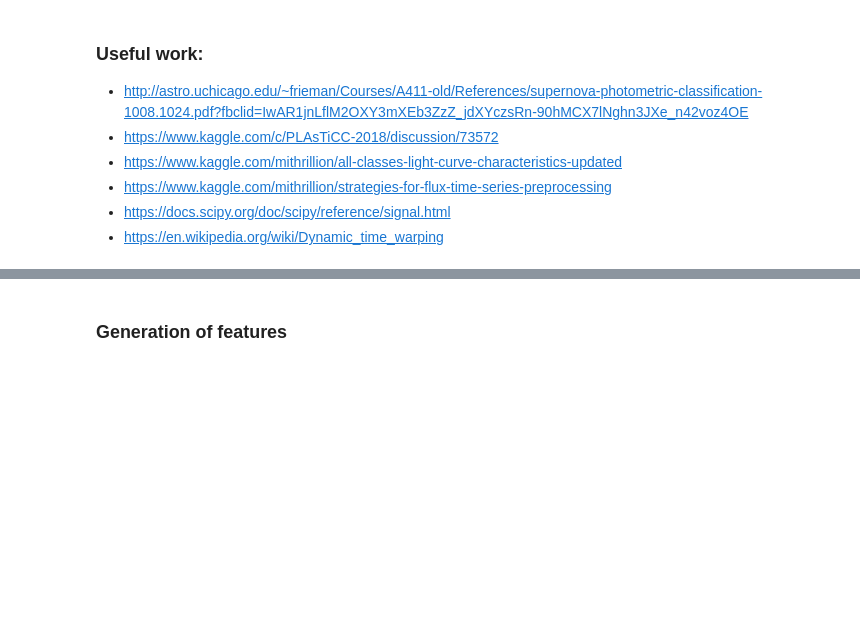
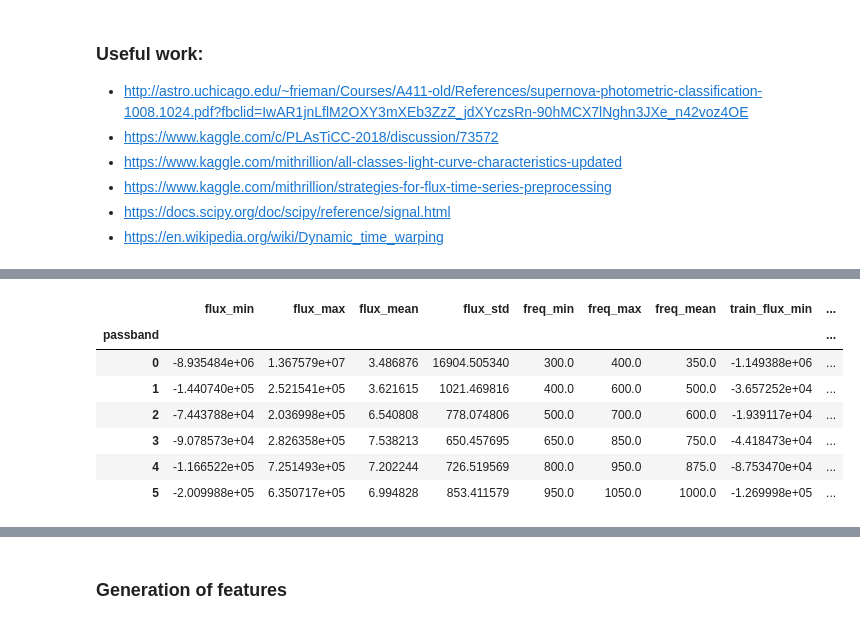
Before and after one commit to kowaalczyk/astronomical-classification, a Jupyter notebook: notebooks/features/Series-Feature-Extraction.ipynb, the cells around one changed output, grey strips where cells are left out. Cells and saved outputs as stored; diff of their text form; code cells hidden in the pictures; blank space fills up the shorter version.

```diff
--- a/notebooks/features/Series-Feature-Extraction.ipynb
+++ b/notebooks/features/Series-Feature-Extraction.ipynb
@@ -11,0 +35,2 @@
+# %%
+passband_meta = passband_aggregates.add_prefix('flux_').join(freq)
@@ -11,0 +41,8 @@
+# %%
+train = pd.read_csv('../../data/raw/training_set.csv')
+train_meta = pd.read_csv('../../data/raw/training_set_metadata.csv')
+# %%
+train_aggregates = train.groupby('passband').flux.agg(['min', 'max', 'mean', 'std']).add_prefix('train_flux_')
+train_redshift = train_meta.agg({'hostgal_photoz': ['mean', 'min', 'max', 'std']}).add_prefix('train_')
+# %%
+passband_meta = passband_meta.join(train_aggregates)
@@ -11,0 +51,11 @@
+# %%
+passband_meta
+# %% [output]
+|  | flux_min | flux_max | flux_mean | flux_std | freq_min | freq_max | freq_mean | train_flux_min | ... |
+| passband |  |  |  |  |  |  |  |  | ... |
+| 0 | -8.935484e+06 | 1.367579e+07 | 3.486876 | 16904.505340 | 300.0 | 400.0 | 350.0 | -1.149388e+06 | ... |
+| 1 | -1.440740e+05 | 2.521541e+05 | 3.621615 | 1021.469816 | 400.0 | 600.0 | 500.0 | -3.657252e+04 | ... |
+| 2 | -7.443788e+04 | 2.036998e+05 | 6.540808 | 778.074806 | 500.0 | 700.0 | 600.0 | -1.939117e+04 | ... |
+| 3 | -9.078573e+04 | 2.826358e+05 | 7.538213 | 650.457695 | 650.0 | 850.0 | 750.0 | -4.418473e+04 | ... |
+| 4 | -1.166522e+05 | 7.251493e+05 | 7.202244 | 726.519569 | 800.0 | 950.0 | 875.0 | -8.753470e+04 | ... |
+| 5 | -2.009988e+05 | 6.350717e+05 | 6.994828 | 853.411579 | 950.0 | 1050.0 | 1000.0 | -1.269998e+05 | ... |
```
Also changed, not shown: parts of 57 cells of this notebook, 3 other files.
